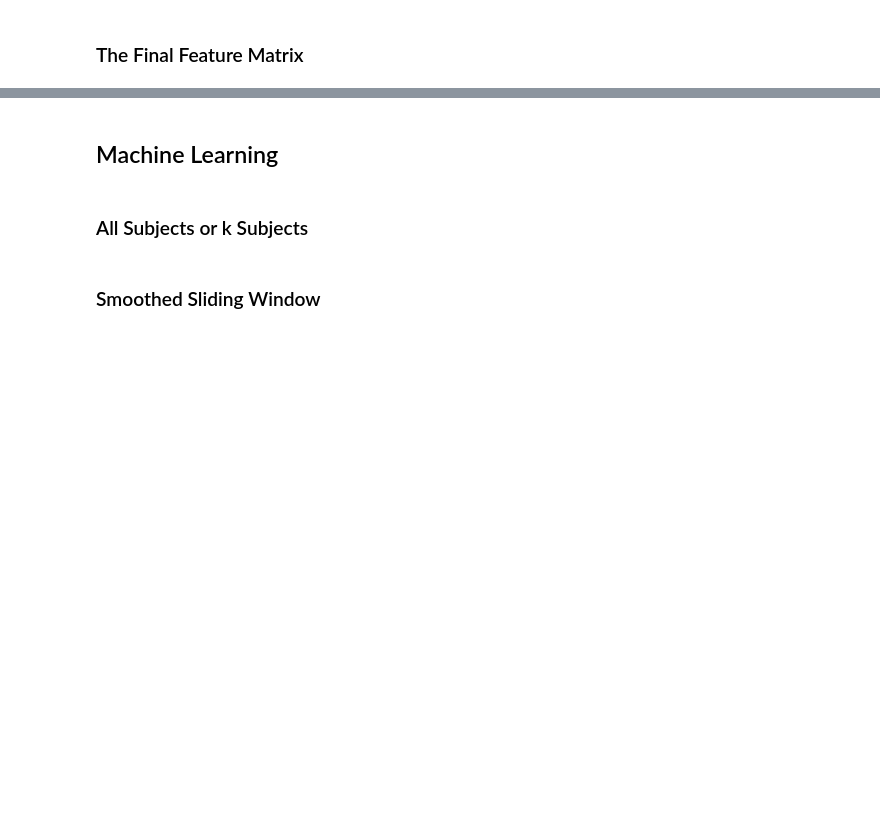
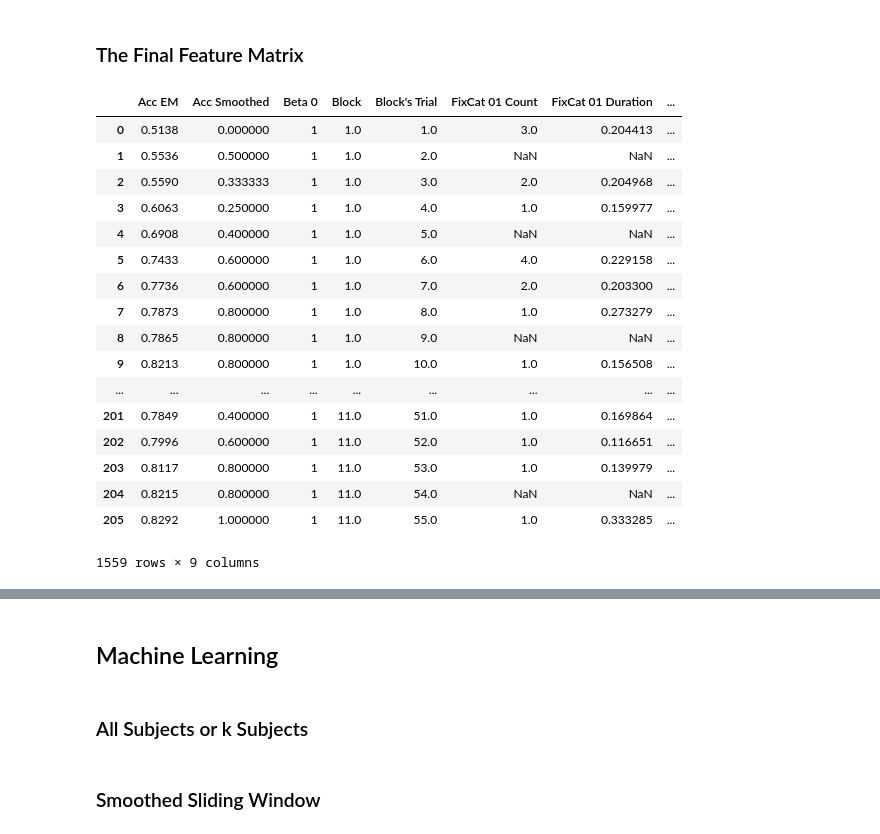
Before and after one commit to chensteven/MonkeyGame-Honours-Thesis, a Jupyter notebook: Thesis Paper.ipynb, the cells around one changed output, grey strips where cells are left out. Saved outputs shown, nothing was run; the diff lists cells and outputs as text; code cells hidden in the pictures; blank space fills up the shorter version.

```diff
--- a/Thesis Paper.ipynb
+++ b/Thesis Paper.ipynb
@@ -271,6 +296,28 @@ for i in range(len(em_list)):
 ### The Final Feature Matrix
 # %%
 # Remove Durations for now because NaN in Duration should not be 0 unless it is filled with something more meaningful
+# %%
+na_matrix = pd.concat(na_fm_list, axis=0, ignore_index=False)
+na_matrix
+# %% [output]
+|  | Acc EM | Acc Smoothed | Beta 0 | Block | Block's Trial | FixCat 01 Count | FixCat 01 Duration | ... |
+| 0 | 0.5138 | 0.000000 | 1 | 1.0 | 1.0 | 3.0 | 0.204413 | ... |
+| 1 | 0.5536 | 0.500000 | 1 | 1.0 | 2.0 | NaN | NaN | ... |
+| 2 | 0.5590 | 0.333333 | 1 | 1.0 | 3.0 | 2.0 | 0.204968 | ... |
+| 3 | 0.6063 | 0.250000 | 1 | 1.0 | 4.0 | 1.0 | 0.159977 | ... |
+| 4 | 0.6908 | 0.400000 | 1 | 1.0 | 5.0 | NaN | NaN | ... |
+| 5 | 0.7433 | 0.600000 | 1 | 1.0 | 6.0 | 4.0 | 0.229158 | ... |
+| 6 | 0.7736 | 0.600000 | 1 | 1.0 | 7.0 | 2.0 | 0.203300 | ... |
+| 7 | 0.7873 | 0.800000 | 1 | 1.0 | 8.0 | 1.0 | 0.273279 | ... |
+| 8 | 0.7865 | 0.800000 | 1 | 1.0 | 9.0 | NaN | NaN | ... |
+| 9 | 0.8213 | 0.800000 | 1 | 1.0 | 10.0 | 1.0 | 0.156508 | ... |
+| ... | ... | ... | ... | ... | ... | ... | ... | ... |
+| 201 | 0.7849 | 0.400000 | 1 | 11.0 | 51.0 | 1.0 | 0.169864 | ... |
+| 202 | 0.7996 | 0.600000 | 1 | 11.0 | 52.0 | 1.0 | 0.116651 | ... |
+| 203 | 0.8117 | 0.800000 | 1 | 11.0 | 53.0 | 1.0 | 0.139979 | ... |
+| 204 | 0.8215 | 0.800000 | 1 | 11.0 | 54.0 | NaN | NaN | ... |
+| 205 | 0.8292 | 1.000000 | 1 | 11.0 | 55.0 | 1.0 | 0.333285 | ... |
+1559 rows × 9 columns
 # %%
 # Features to add: Exploration Time
 matrix = pd.concat(fm_list, axis=0, ignore_index=False)
```
Also changed, not shown: parts of 10 cells of this notebook.
